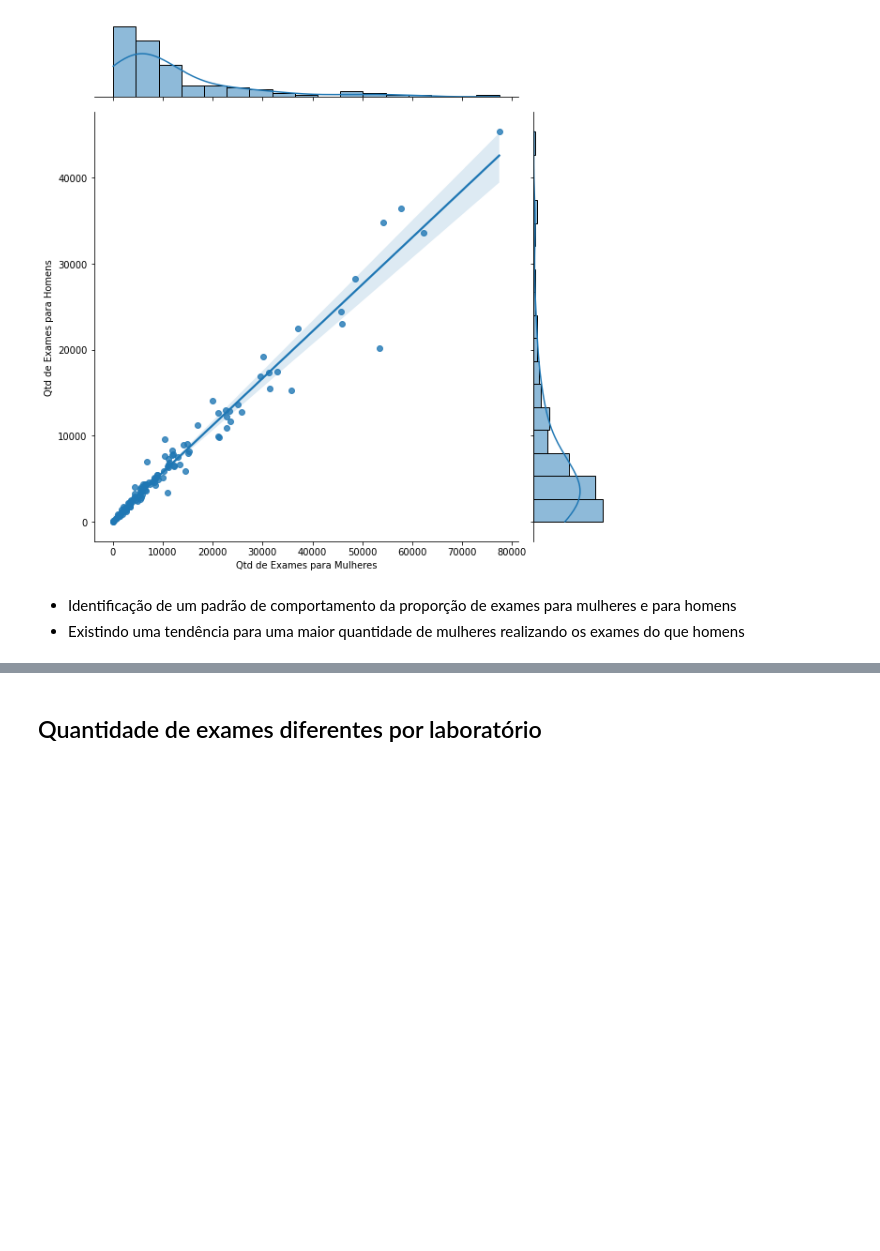
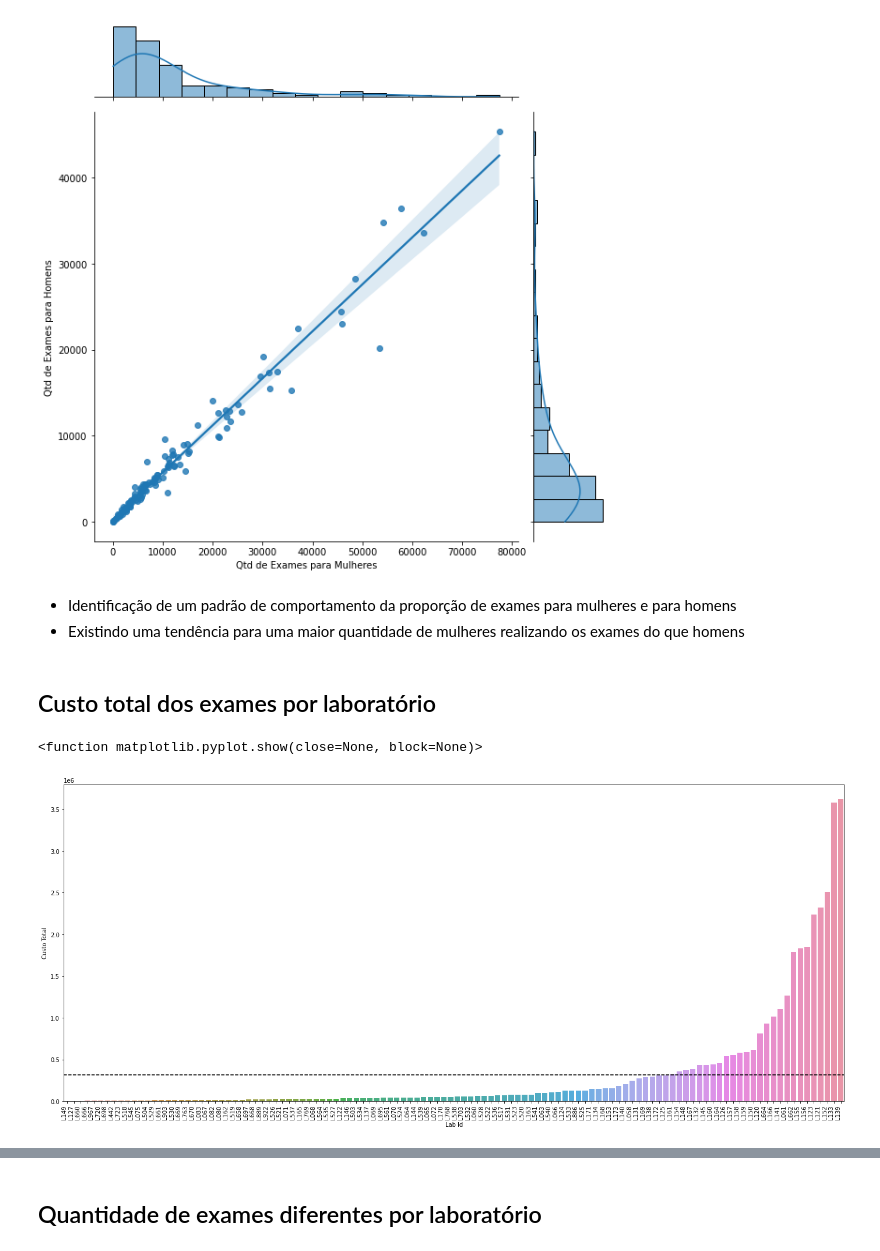
Before and after one commit to leotanaka4/desafio-elogroup, a Jupyter notebook: ans.ipynb, the cells around one changed output, grey strips where cells are left out. Drawn from its saved outputs; the diff is of its cells as text; code cells hidden in the pictures; blank space fills up the shorter version.

```diff
--- a/ans.ipynb
+++ b/ans.ipynb
@@ -283,3 +283,6 @@ df_labs[["Zipcode", "Lab Id", "Qtd de Clientes", "Faturamento", "Qtd de Exames",
 | 2 | 98034.0 | L141 | 11937 | 2800703.10 | 51051 | 54.860886 | 35767 | ... |
 | 3 | 30342.0 | L524 | 2771 | 367192.36 | 13257 | 27.697998 | 8253 | ... |
 | 4 | 61469.0 | L545 | 471 | 88457.00 | 2823 | 31.334396 | 1717 | ... |
+# %%
+df_labs["Coeficiente de Custo"] = df_labs["Custo Total"]/df_labs["Faturamento"]
+df_labs[["Zipcode", "Lab Id", "Coeficiente de Custo"]].head()
@@ -379,3 +389,15 @@ sns.jointplot(data=df_labs, x="Qtd de Exames para Mulheres", y="Qtd de Exames pa
 # %% [markdown]
 * Identificação de um padrão de comportamento da proporção de exames para mulheres e para homens
 * Existindo uma tendência para uma maior quantidade de mulheres realizando os exames do que homens
+# %% [markdown]
+## Custo total dos exames por laboratório
+# %%
+media_custo_total = df_labs["Custo Total"].mean()
+plt.figure(figsize=(24, 10))
+geo = sns.barplot(data=df_labs.sort_values(by="Custo Total"), x="Lab Id", y="Custo Total")
+plt.axhline(media_custo_total, 0, 1, color="black", **{"ls": "--"})
+plt.setp(plt.gca().get_xticklabels(), rotation=90, horizontalalignment='right')
+plt.show
+# %% [output]
+<function matplotlib.pyplot.show(close=None, block=None)>
+[figure, added]
```
Also changed, not shown: parts of 7 cells of this notebook.
